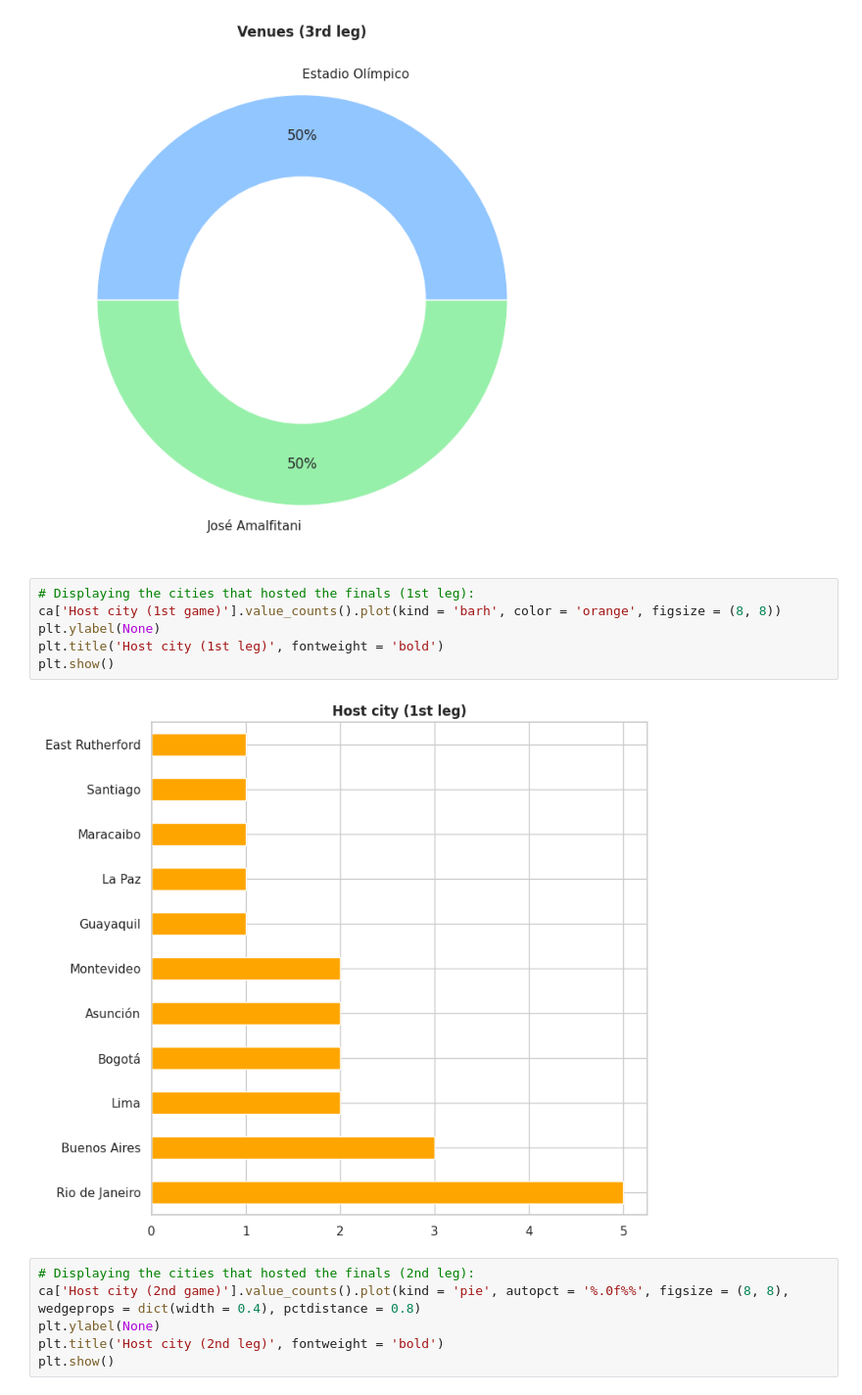
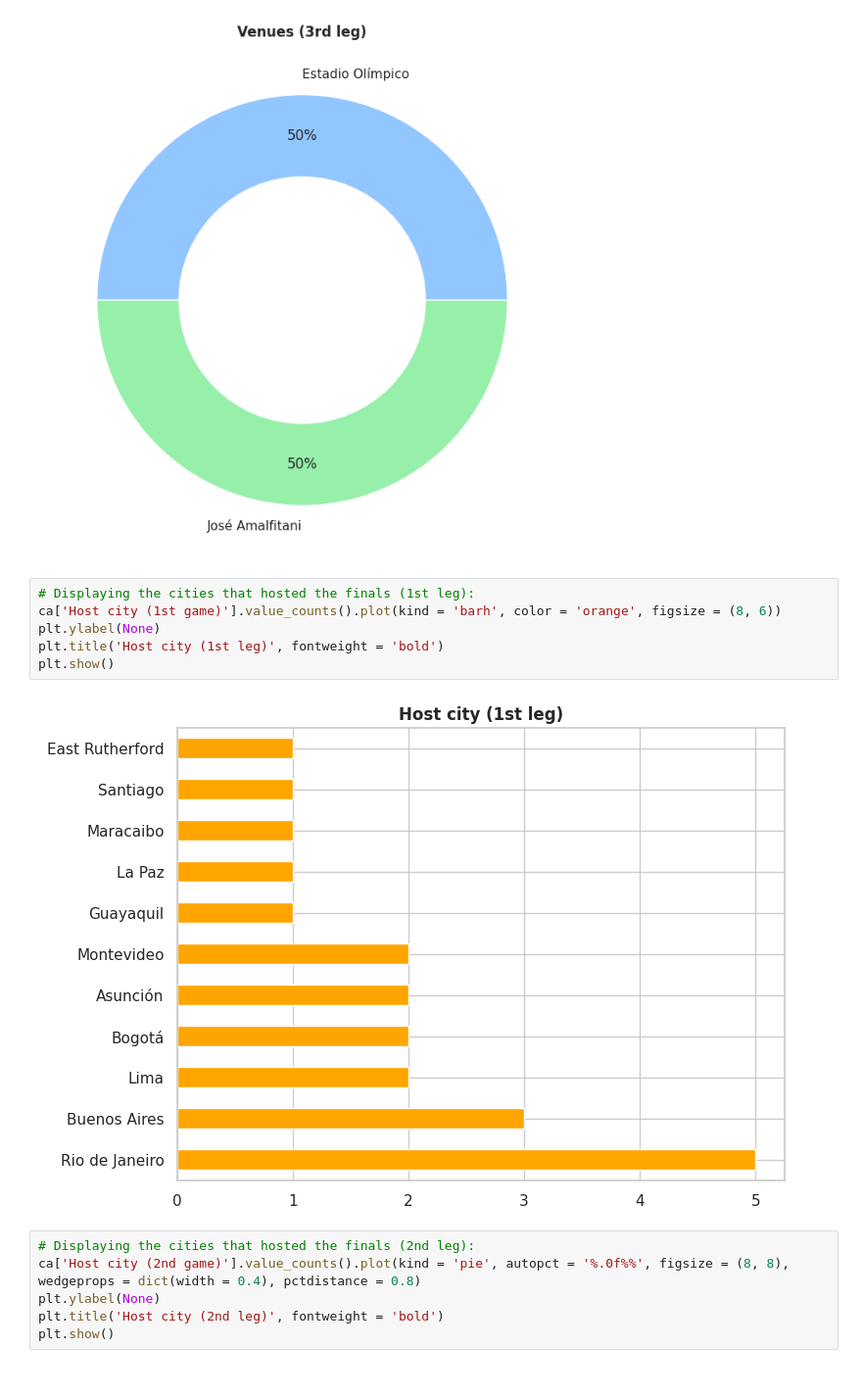
Before and after one commit to guilhermelaviola/SoccerCompetitionsStudy, a Jupyter notebook: CopaAmericaStudy.ipynb, the cells around one changed output. Shown: that part at 98% size. Cells and saved outputs as stored; diff of their text form.

```diff
--- a/CopaAmericaStudy.ipynb
+++ b/CopaAmericaStudy.ipynb
@@ -98,12 +98,12 @@ plt.show()
 [figure]
 # %%
 # Displaying the cities that hosted the finals (1st leg):
-ca['Host city (1st game)'].value_counts().plot(kind = 'barh', color = 'orange', figsize = (8, 8))
+ca['Host city (1st game)'].value_counts().plot(kind = 'barh', color = 'orange', figsize = (8, 6))
 plt.ylabel(None)
 plt.title('Host city (1st leg)', fontweight = 'bold')
 plt.show()
 # %% [output]
-[figure, old version]
+[figure, new version]
 # %%
 # Displaying the cities that hosted the finals (2nd leg):
 ca['Host city (2nd game)'].value_counts().plot(kind = 'pie', autopct = '%.0f%%', figsize = (8, 8), wedgeprops = dict(width = 0.4), pctdistance = 0.8)
```
Also changed, not shown: parts of 5 cells of this notebook.
